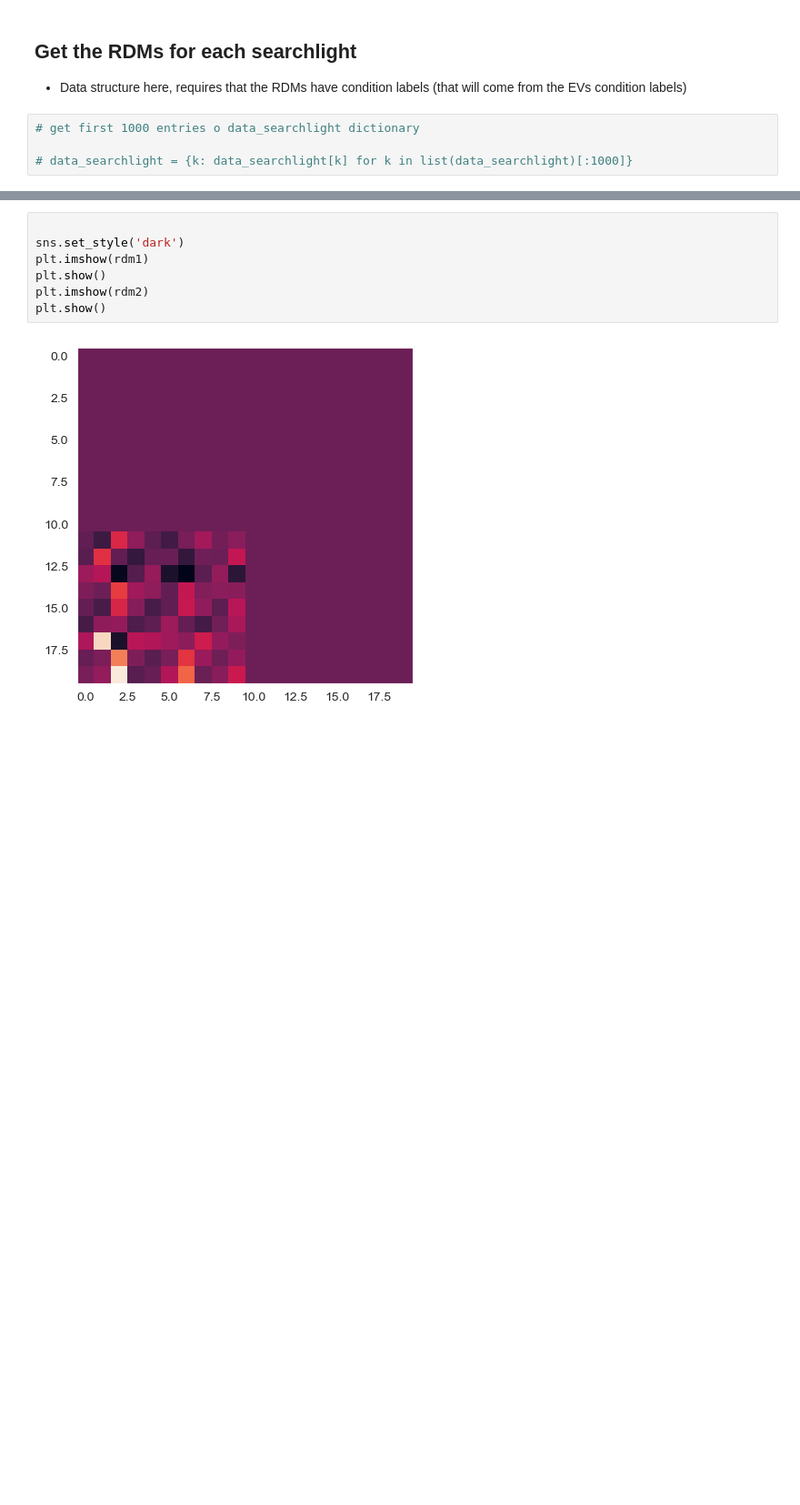
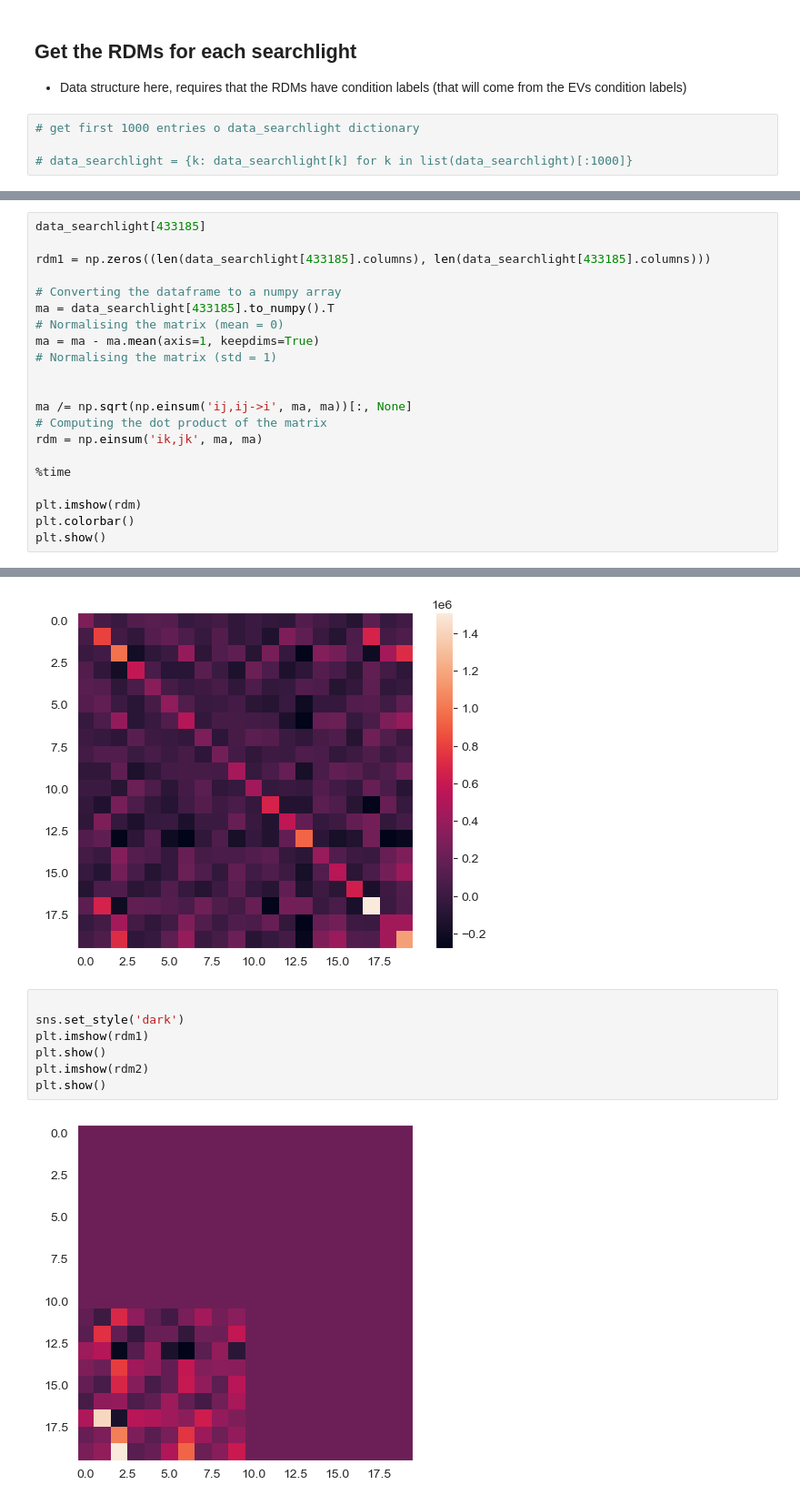
Before and after one commit to alifuaziz/multiple_clocks_repo, a Jupyter notebook: mc/replay_analysis/scripts/notebook-data-rdms.ipynb, the cells around one changed output, grey strips where cells are left out. Shown at 91% size. Saved outputs shown, nothing was run; the diff lists cells and outputs as text; blank space fills up the shorter version.

```diff
--- a/mc/replay_analysis/scripts/notebook-data-rdms.ipynb
+++ b/mc/replay_analysis/scripts/notebook-data-rdms.ipynb
@@ -169,0 +181,22 @@ for ev1_idx, EV in enumerate(data_searchlight[433185]):
+# %%
+data_searchlight[433185]
+
+rdm1 = np.zeros((len(data_searchlight[433185].columns), len(data_searchlight[433185].columns)))
+
+# Converting the dataframe to a numpy array
+ma = data_searchlight[433185].to_numpy().T
+# Normalising the matrix (mean = 0)
+ma = ma - ma.mean(axis=1, keepdims=True)
+# Normalising the matrix (std = 1)
+
+
+ma /= np.sqrt(np.einsum('ij,ij->i', ma, ma))[:, None]
+# Computing the dot product of the matrix
+rdm = np.einsum('ik,jk', ma, ma)
+
+%time
+
+plt.imshow(rdm)
+plt.colorbar()
+plt.show()
+# %% [output]
@@ -170,3 +205,4 @@ for ev1_idx, EV in enumerate(data_searchlight[433185]):
+[figure, added]
 # %%
 
 sns.set_style('dark')
```
Also changed, not shown: parts of 2 cells of this notebook, 3 other files.
